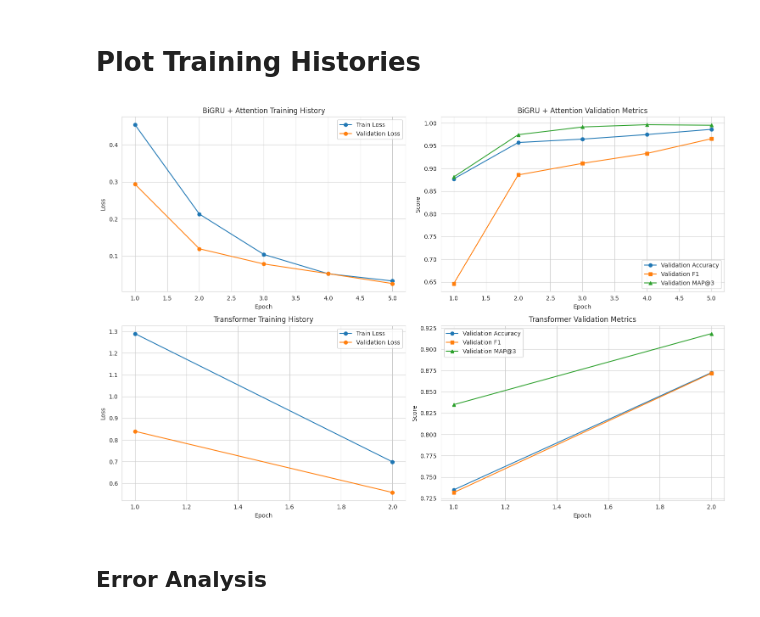
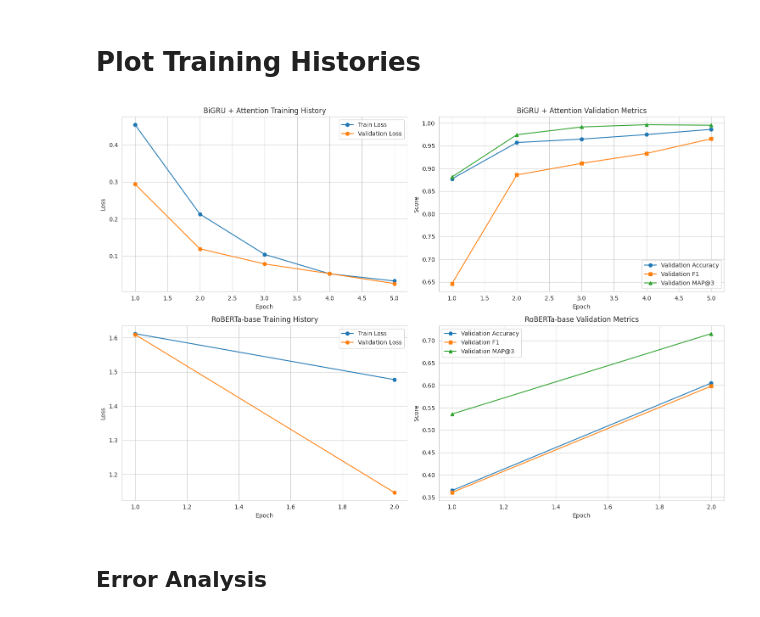
Before and after one commit to Hariom9991/dl-24f1000881-notebook-t22026, a Jupyter notebook: kaggle_notebook.ipynb, the cells around one changed output. Drawn from its saved outputs; the diff is of its cells as text; code cells hidden in the pictures.

Commit message:
Tried Roberta base as pretrained model Kaggle Notebook | DL-24f1000881-notebook-t22026 | Version 16

```diff
--- a/kaggle_notebook.ipynb
+++ b/kaggle_notebook.ipynb
@@ -106,24 +106,19 @@ LABEL2ID = {"A":0, "B":1, "C":2, "D":3, "E":4}
 ID2LABEL = {v:k for k, v in LABEL2ID.items()}
 
 MAX_LEN_SCRATCH = 128
-MAX_LEN_TRANSFORMER = 256
-
 BATCH_SIZE_SCRATCH = 64
-BATCH_SIZE_TRANSFORMER = 8
-
 SCRATCH_EPOCHS = 5
-TRANSFORMER_EPOCHS = 2
-
 SCRATCH_LR = 2e-3
-TRANSFORMER_LR = 2e-5
-
 EMBED_DIM = 128
 HIDDEN_DIM = 128
 DROPOUT = 0.3
 
 
-MC_MODEL_NAME = "distilbert-base-uncased"
-
+MC_MODEL_NAME = "roberta-base"
+MAX_LEN_TRANSFORMER = 256
+BATCH_SIZE_TRANSFORMER = 4
+TRANSFORMER_EPOCHS = 2
+TRANSFORMER_LR = 2e-5
 DEVICE = torch.device("cuda" if torch.cuda.is_available() else "cpu")
 
 def set_seed(seed=42):
@@ -1480,13 +1475,12 @@ display(results_df)
 # %% [markdown]
 # Plot Training Histories
 # %%
+import matplotlib.pyplot as plt
+
 fig, axes = plt.subplots(2, 2, figsize=(15, 10))
 
-
 # Model 2 - BiGRU + Attention
-
 if len(scratch_history) > 0:
-
     # Loss
     axes[0, 0].plot(
         scratch_history["epoch"],
@@ -1494,14 +1488,12 @@ if len(scratch_history) > 0:
         marker="o",
         label="Train Loss"
     )
-
     axes[0, 0].plot(
         scratch_history["epoch"],
         scratch_history["val_loss"],
         marker="o",
         label="Validation Loss"
     )
-
     axes[0, 0].set_title("BiGRU + Attention Training History")
     axes[0, 0].set_xlabel("Epoch")
     axes[0, 0].set_ylabel("Loss")
@@ -1515,82 +1507,73 @@ if len(scratch_history) > 0:
         marker="o",
         label="Validation Accuracy"
     )
-
     axes[0, 1].plot(
         scratch_history["epoch"],
         scratch_history["val_f1"],
         marker="s",
         label="Validation F1"
     )
-
     axes[0, 1].plot(
         scratch_history["epoch"],
         scratch_history["val_map3"],
         marker="^",
         label="Validation MAP@3"
     )
-
     axes[0, 1].set_title("BiGRU + Attention Validation Metrics")
     axes[0, 1].set_xlabel("Epoch")
     axes[0, 1].set_ylabel("Score")
     axes[0, 1].grid(True)
     axes[0, 1].legend()
 
-# Model 3 - Transformer
-
+# Model 3 - RoBERTa-base
 if len(mc_history) > 0:
-
+    # Loss
     axes[1, 0].plot(
         mc_history["epoch"],
         mc_history["train_loss"],
         marker="o",
         label="Train Loss"
     )
-
     axes[1, 0].plot(
         mc_history["epoch"],
         mc_history["val_loss"],
         marker="o",
         label="Validation Loss"
     )
-
-    axes[1, 0].set_title("Transformer Training History")
+    axes[1, 0].set_title("RoBERTa-base Training History")
     axes[1, 0].set_xlabel("Epoch")
     axes[1, 0].set_ylabel("Loss")
     axes[1, 0].grid(True)
     axes[1, 0].legend()
 
     axes[1, 1].plot(
         mc_history["epoch"],
         mc_history["val_accuracy"],
         marker="o",
         label="Validation Accuracy"
     )
-
     axes[1, 1].plot(
         mc_history["epoch"],
         mc_history["val_f1"],
         marker="s",
         label="Validation F1"
     )
-
     axes[1, 1].plot(
         mc_history["epoch"],
         mc_history["val_map3"],
         marker="^",
         label="Validation MAP@3"
     )
-
-    axes[1, 1].set_title("Transformer Validation Metrics")
+    axes[1, 1].set_title("RoBERTa-base Validation Metrics")
     axes[1, 1].set_xlabel("Epoch")
     axes[1, 1].set_ylabel("Score")
     axes[1, 1].grid(True)
     axes[1, 1].legend()
 
 plt.tight_layout()
 plt.show()
 # %% [output]
-[figure, old version]
+[figure, new version]
 # %% [markdown]
 ## Error Analysis
 # %%
```
Also changed, not shown: parts of 14 cells of this notebook.
